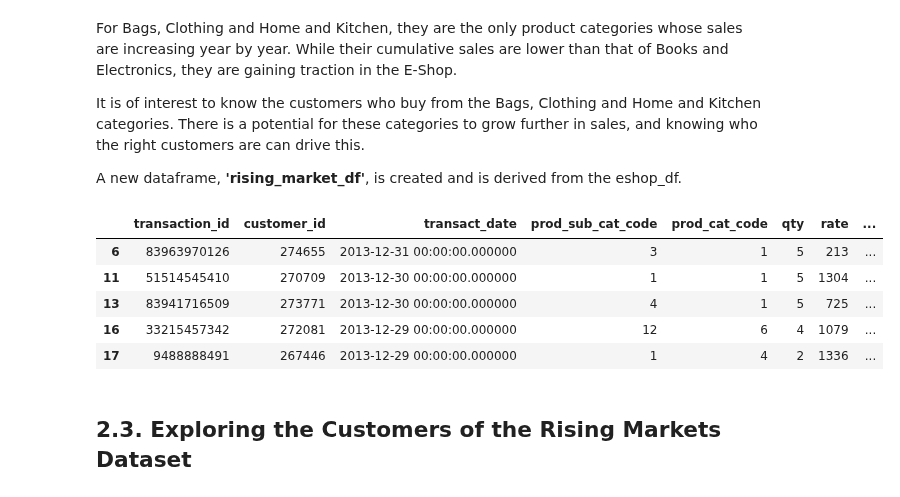
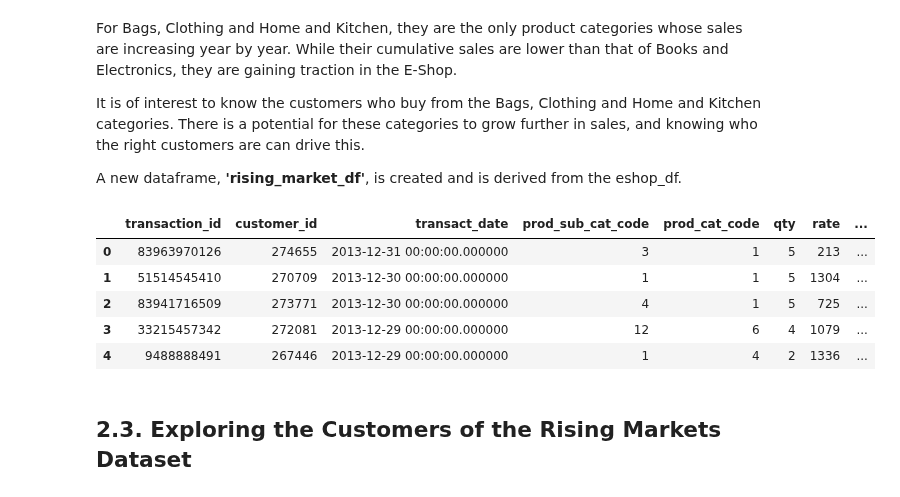
Before and after one commit to dlma1234/datascience_casestudies, a Jupyter notebook: retail_shop/analysis.ipynb, the cells around one changed output. Cells and saved outputs as stored; diff of their text form; code cells hidden in the pictures.

Commit message:
Added functions for common actions

```diff
--- a/retail_shop/analysis.ipynb
+++ b/retail_shop/analysis.ipynb
@@ -29,6 +28,15 @@ sns.set(rc={'figure.figsize':(10,10)})
 # %%
 # Load the csv datasets into pandas dataframes
 dataset_dir = os.path.join(os.getcwd(), 'dataset')
+# %%
+# Create a function to drop rows from a dataframe. This will be used throughout this notebook.
+# rows_to_drop = transact_df[transact_df['qty'] < 1].index
+# transact_df.drop(rows_to_drop, axis=0, inplace=True)
+# transact_df.reset_index(drop=True, inplace=True)
+
+def drop_rows_reset_index_inplace(rows_index, dataframe):
+    dataframe.drop(rows_index, axis=0, inplace=True)
+    dataframe.reset_index(drop=True, inplace=True)
 # %% [markdown]
 ## 1.1. The Customers Dataset
 # %%
@@ -159,8 +175,7 @@ transact_df[transact_df['qty'] < 1].head()
 # %%
 # Remove the rows where qty is less than 1
 rows_to_drop = transact_df[transact_df['qty'] < 1].index
-transact_df.drop(rows_to_drop, axis=0, inplace=True)
-transact_df.reset_index(drop=True, inplace=True)
+drop_rows_reset_index_inplace(rows_to_drop, transact_df)
 # %% [markdown]
 Convert "transact_date" to a datetime object. This column has a mix of dates formatted in DD-MM-YYYY and DD/MM/YYYY, so pandas.to_datetime with dayfirst=True param is used
 # %%
@@ -232,8 +247,7 @@ fig.set(xlabel='Store Type', ylabel="Transaction Count", title="Count of Transac
 [figure]
 # %%
 rows_to_drop = merged_df[merged_df['transact_year'] == 2014].index
-merged_df.drop(rows_to_drop, axis=0, inplace=True)
-merged_df.reset_index(drop=True,inplace=True)
+drop_rows_reset_index_inplace(rows_to_drop, merged_df)
 # %% [markdown]
 Majority of the transactions come from the 'e-Shop'. The number of rows to analyze is significant enough to focus only on the e-Shop.
 # %%
@@ -255,8 +269,7 @@ With these, a new dataframe called <b>"eshop_df"</b> is created. It is a copy of
 # %%
 eshop_df = merged_df.copy(deep=True)
 rows_to_drop = eshop_df[eshop_df['store_type'] != 'e-Shop'].index
-eshop_df.drop(rows_to_drop, axis=0, inplace=True)
-eshop_df.reset_index(drop=True, inplace=True)
+drop_rows_reset_index_inplace(rows_to_drop, eshop_df)
 eshop_df.head()
 # %% [output]
 |  | transaction_id | customer_id | transact_date | prod_sub_cat_code | prod_cat_code | qty | rate | ... |
@@ -293,16 +306,15 @@ A new dataframe, <b>'rising_market_df'</b>, is created and is derived from the e
 # %%
 rising_market_df = eshop_df.copy(deep=True)
 rows_to_drop = rising_market_df[~rising_market_df['prod_cat'].isin(['Clothing', 'Home and kitchen', 'Bags'])].index
-rising_market_df.drop(rows_to_drop, axis=0, inplace=True)
-rising_market_df.reset_index(drop=True)
+drop_rows_reset_index_inplace(rows_to_drop, rising_market_df)
 rising_market_df.head()
 # %% [output]
 |  | transaction_id | customer_id | transact_date | prod_sub_cat_code | prod_cat_code | qty | rate | ... |
-| 6 | 83963970126 | 274655 | 2013-12-31 00:00:00.000000 | 3 | 1 | 5 | 213 | ... |
-| 11 | 51514545410 | 270709 | 2013-12-30 00:00:00.000000 | 1 | 1 | 5 | 1304 | ... |
-| 13 | 83941716509 | 273771 | 2013-12-30 00:00:00.000000 | 4 | 1 | 5 | 725 | ... |
-| 16 | 33215457342 | 272081 | 2013-12-29 00:00:00.000000 | 12 | 6 | 4 | 1079 | ... |
-| 17 | 9488888491 | 267446 | 2013-12-29 00:00:00.000000 | 1 | 4 | 2 | 1336 | ... |
+| 0 | 83963970126 | 274655 | 2013-12-31 00:00:00.000000 | 3 | 1 | 5 | 213 | ... |
+| 1 | 51514545410 | 270709 | 2013-12-30 00:00:00.000000 | 1 | 1 | 5 | 1304 | ... |
+| 2 | 83941716509 | 273771 | 2013-12-30 00:00:00.000000 | 4 | 1 | 5 | 725 | ... |
+| 3 | 33215457342 | 272081 | 2013-12-29 00:00:00.000000 | 12 | 6 | 4 | 1079 | ... |
+| 4 | 9488888491 | 267446 | 2013-12-29 00:00:00.000000 | 1 | 4 | 2 | 1336 | ... |
 # %% [markdown]
 ## 2.3. Exploring the Customers of the Rising Markets Dataset
 # %% [markdown]
```
Also changed, not shown: parts of 12 cells of this notebook.
